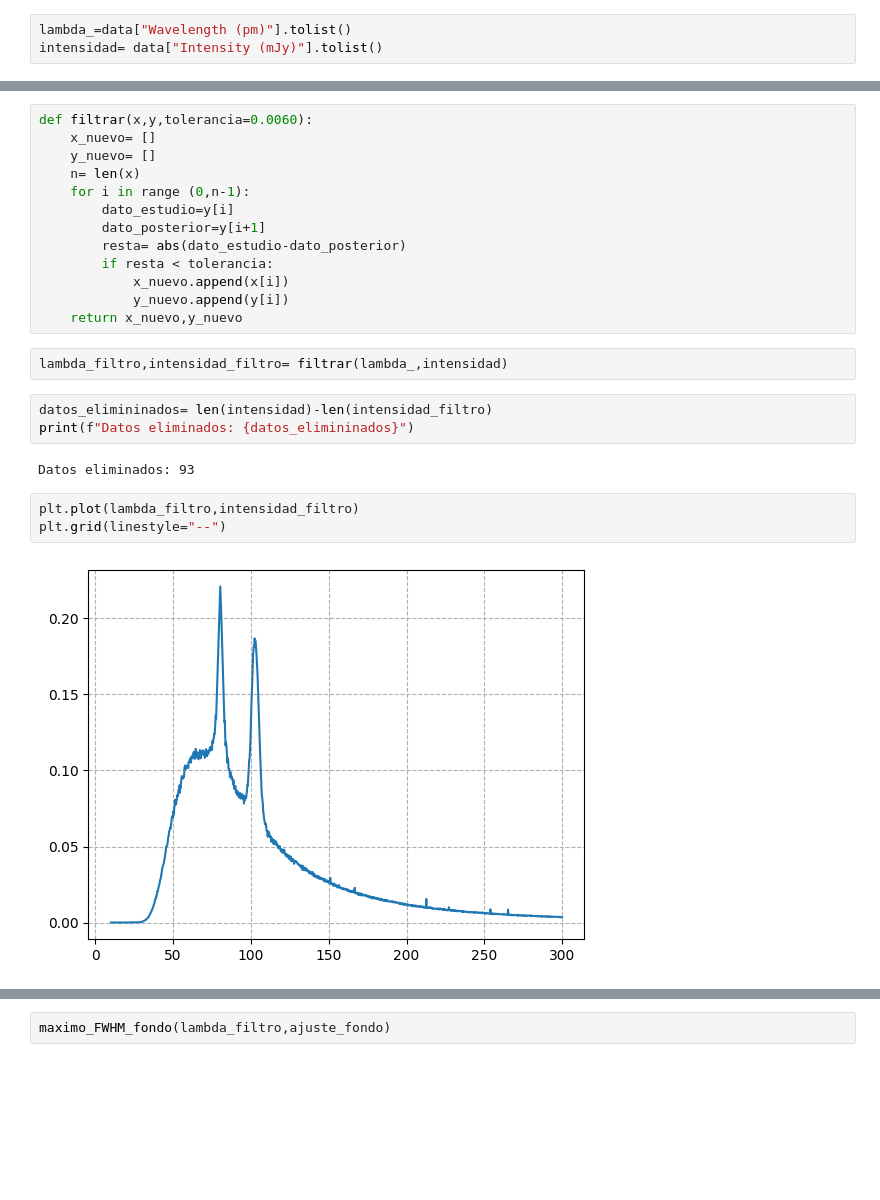
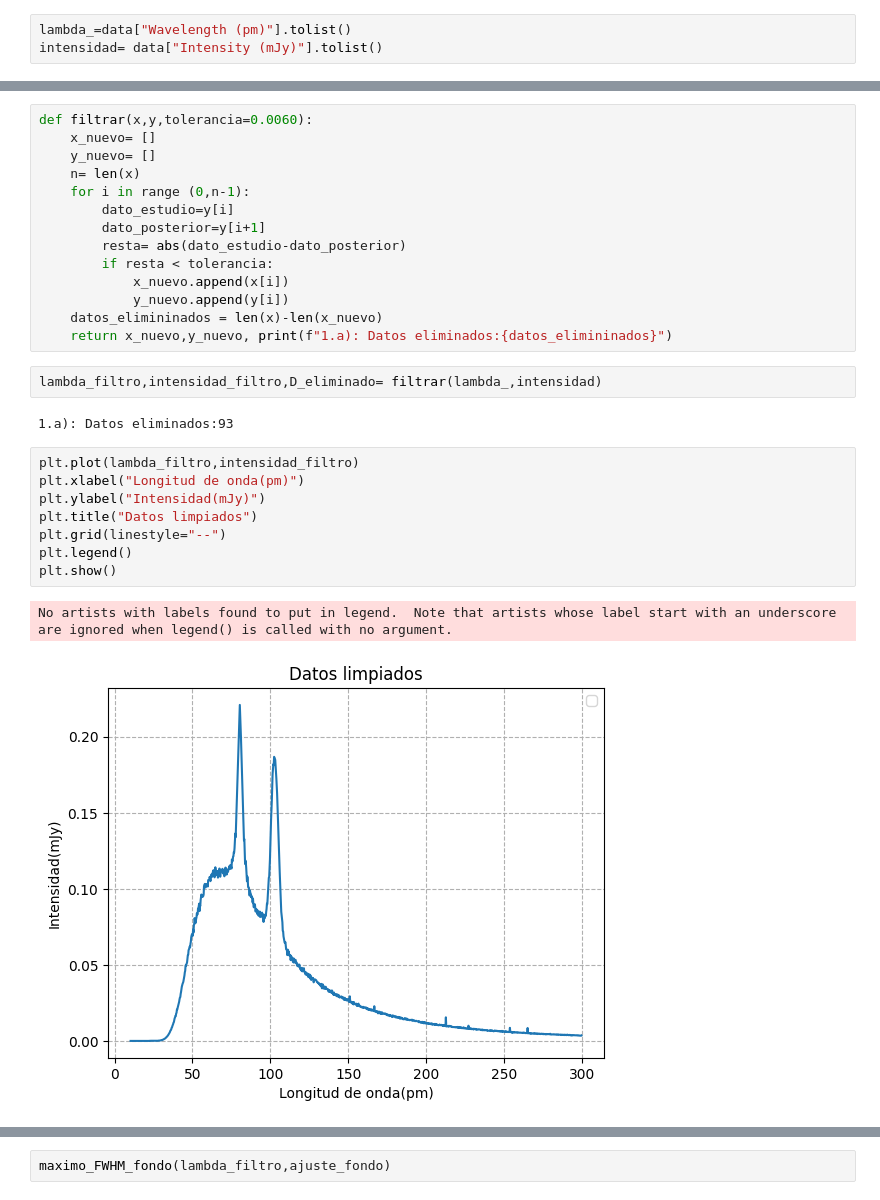
Before and after one commit to JessiDaniL/metodos2_grupo1, a Jupyter notebook: Talleres/Taller_1/Punto_1/i.ipynb, the cells around one changed output, grey strips where cells are left out. Saved outputs shown, nothing was run; the diff lists cells and outputs as text; blank space fills up the shorter version.

```diff
--- a/Talleres/Taller_1/Punto_1/i.ipynb
+++ b/Talleres/Taller_1/Punto_1/i.ipynb
@@ -26,19 +20,23 @@ def filtrar(x,y,tolerancia=0.0060):
         if resta < tolerancia:
             x_nuevo.append(x[i])
             y_nuevo.append(y[i])
-    return x_nuevo,y_nuevo
+    datos_elimininados = len(x)-len(x_nuevo)
+    return x_nuevo,y_nuevo, print(f"1.a): Datos eliminados:{datos_elimininados}")
 # %%
-lambda_filtro,intensidad_filtro= filtrar(lambda_,intensidad)
+lambda_filtro,intensidad_filtro,D_eliminado= filtrar(lambda_,intensidad)
+# %% [output]
+1.a): Datos eliminados:93
-# %%
-datos_elimininados= len(intensidad)-len(intensidad_filtro)
-print(f"Datos eliminados: {datos_elimininados}")
-# %% [output]
-Datos eliminados: 93
-# %%
-plt.plot(lambda_filtro,intensidad_filtro)
-plt.grid(linestyle="--")
-# %% [output]
-[figure, removed]
+# %%
+plt.plot(lambda_filtro,intensidad_filtro)
+plt.xlabel("Longitud de onda(pm)")
+plt.ylabel("Intensidad(mJy)")
+plt.title("Datos limpiados")
+plt.grid(linestyle="--")
+plt.legend()
+plt.show()
+# %% [output]
+No artists with labels found to put in legend.  Note that artists whose label start with an underscore are ignored when legend() is called with no argument.
+[figure, added]
 # %%
 #Punto 1b
 def gaussianas(x, A1, mu1, sigma1,A2,mu2,sigma2):
```
Also changed, not shown: parts of 7 cells of this notebook, 4 other files.
